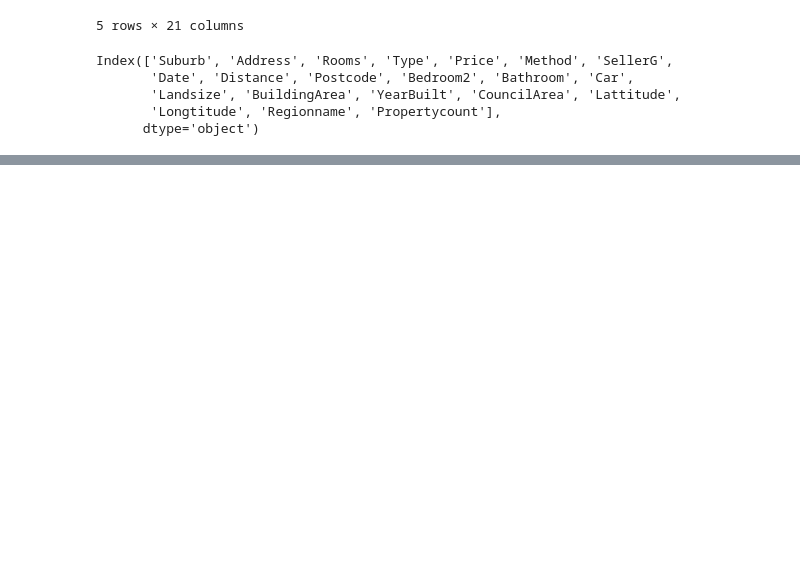
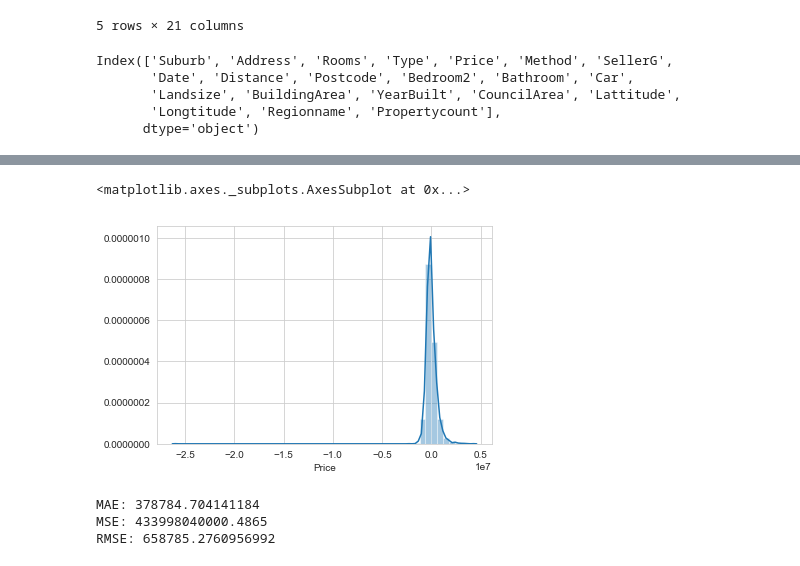
Before and after one commit to kiranparakkalkalam/ML, a Jupyter notebook: EDA/housing_price_linear_regression/housing_analysis_multivariable.ipynb, the cells around one changed output, grey strips where cells are left out. Saved outputs shown, nothing was run; the diff lists cells and outputs as text; code cells hidden in the pictures; blank space fills up the shorter version.

```diff
--- a/EDA/housing_price_linear_regression/housing_analysis_multivariable.ipynb
+++ b/EDA/housing_price_linear_regression/housing_analysis_multivariable.ipynb
@@ -49,0 +104,3 @@ sns.boxplot(X['Rooms'])
+# %%
+X_train, X_test, y_train, y_test = train_test_split(X, df['Price'], test_size=0.30,
+                                                    random_state=101)
@@ -49,0 +114,2 @@ sns.boxplot(X['Rooms'])
+# %%
+predictions = lin_reg.predict(X_test)
@@ -49,0 +128,14 @@ sns.boxplot(X['Rooms'])
+# %%
+sns.distplot(y_test-predictions, bins=50)
+# %% [output]
+<matplotlib.axes._subplots.AxesSubplot at 0x...>
+[figure, added]
+# %%
+from sklearn import metrics
+print("MAE:", metrics.mean_absolute_error(y_test, predictions))
+print('MSE:', metrics.mean_squared_error(y_test, predictions))
+print('RMSE:', np.sqrt(metrics.mean_squared_error(y_test, predictions)))
+# %% [output]
+MAE: 378784.704141184
+MSE: 433998040000.4865
+RMSE: 658785.2760956992
```
Also changed, not shown: parts of 14 cells of this notebook.
